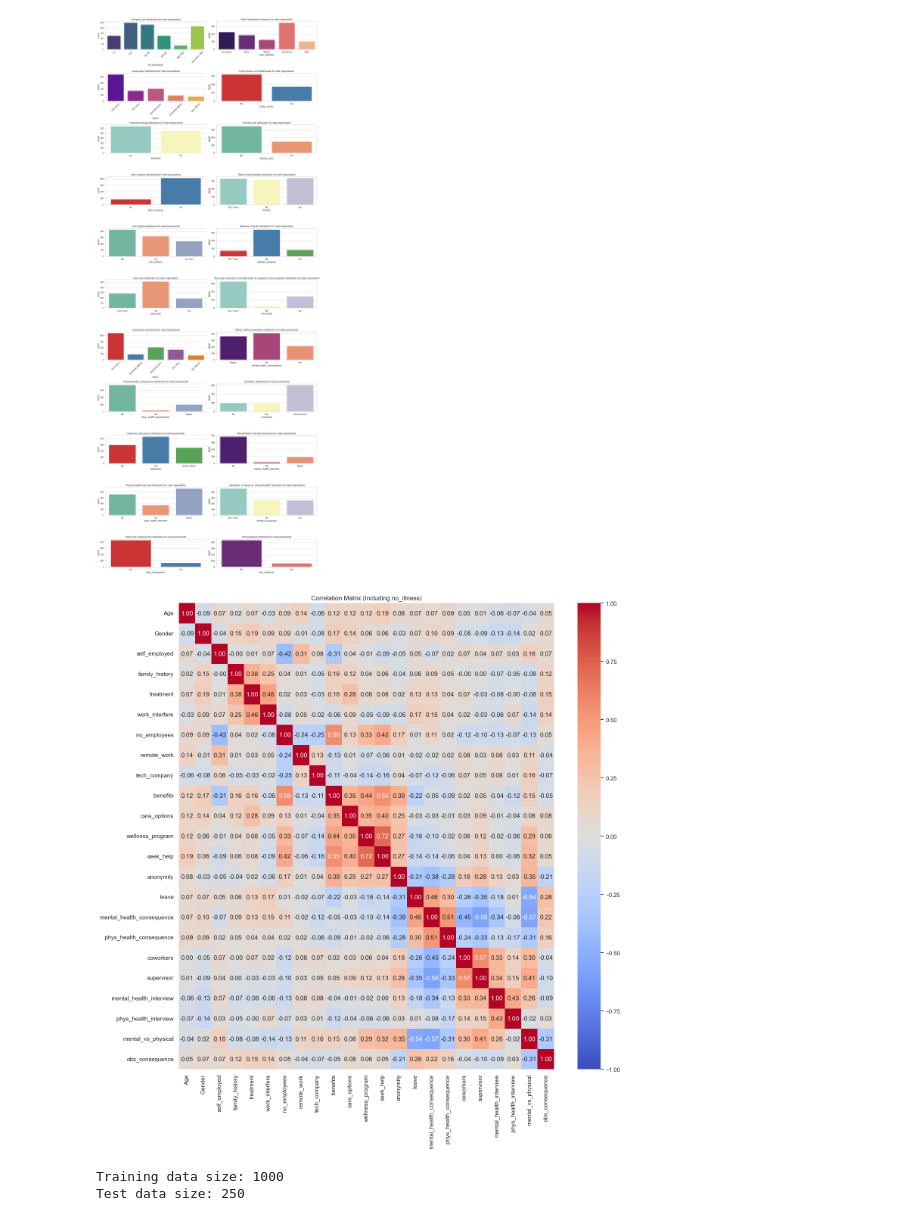
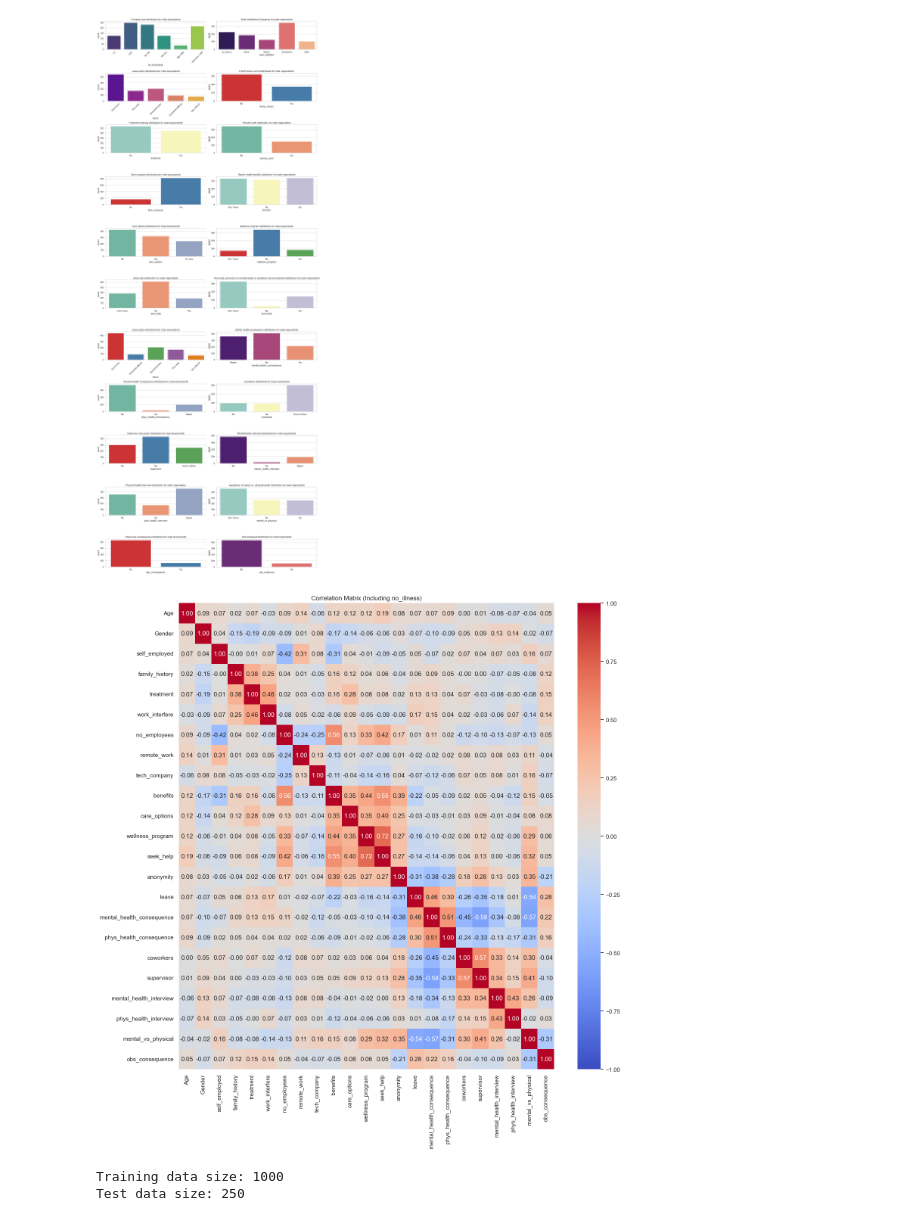
Before and after one commit to natalia5678/dm_project_imported, a Jupyter notebook: projDM.ipynb, the cells around one changed output. Cells and saved outputs as stored; diff of their text form; code cells hidden in the pictures.

```diff
--- a/projDM.ipynb
+++ b/projDM.ipynb
@@ -827,41 +827,41 @@ for col in binary_cols:
 # binary encoding for gender column
 if 'Gender' in df_encoded.columns:
     # 'Other' category is left out of this encoding due to its small sample size and possible disruption of the results depending on number assigned
-    df_encoded['Gender'] = df_encoded['Gender'].map({'Male': 0, 'Female': 1})
+    df_encoded['Gender'] = df_encoded['Gender'].map({'Male': 1, 'Female': 0})
 
 # ordinal encoding with Maybe/Somewhat/Some of them as 1, Yes as 2 and No as 0
 ordinal_cols = ['mental_health_consequence', 'phys_health_consequence', 'coworkers', 'supervisor', 'mental_health_interview', 'phys_health_interview']
 for col in ordinal_cols:
     if col in df_encoded.columns:
         df_encoded[col] = df_encoded[col].map({'Yes': 2, 'Maybe': 1, 'Somewhat': 1, 'Some of them': 1, 'No': 0})
 
 # ordinal encoding for work_interfere (0 = Never, 4 = often)
 if 'work_interfere' in df_encoded.columns:
     interfere_map = {'Never': 0, 'Rarely': 1, 'Sometimes': 2, 'Often': 3}
     df_encoded['work_interfere'] = df_encoded['work_interfere'].map(interfere_map)
 
 # ordinal encoding for no_employees (0 = 1-5, 5 = More than 1000)
 if 'no_employees' in df_encoded.columns:
     employees_map = {'1-5': 0, '6-25': 1, '26-100': 2, '100-500': 3, '500-1000': 4, 'More than 1000': 5}
     df_encoded['no_employees'] = df_encoded['no_employees'].map(employees_map)
 
 # ordinal encoding for leave (0 = Very easy, 4 = Very difficult)
 if 'leave' in df_encoded.columns:
     leave_map = {'Very easy': 0, 'Somewhat easy': 1, 'Somewhat difficult': 2, 'Very difficult': 3}
     df_encoded['leave'] = df_encoded['leave'].map(leave_map)
 
 # heatmap of correlations between attributes using Spearman's rank correlation coefficient, which is appropriate for ordinal and binary data
 # Country and state columns are left out of the correlation calculation since they are categorical variables with many unique values
 # NaN values (ambiguous answers like "Don't know" or no_illness category, created from originally NaN values, in work_interference)
 # are not included in the correlation calculation since they are considered to be outside of the scale,
 # pandas .corr() function automatically excludes them from the correlation calculation, so no additional handling is needed for these values in this context
 plt.figure(figsize=(16, 16))
 numeric_df = df_encoded.select_dtypes(include=[np.number])
 sns.heatmap(numeric_df.corr(method='spearman'), annot=True, cmap='coolwarm', fmt=".2f", vmin=-1, vmax=1)
 plt.title('Correlation Matrix (Including no_illness)')
 plt.show()
 # %% [output]
-[figure, old version]
+[figure, new version]
 # %%
 # dataset preparation for modeling
 
```
Also changed, not shown: parts of 6 cells of this notebook.
